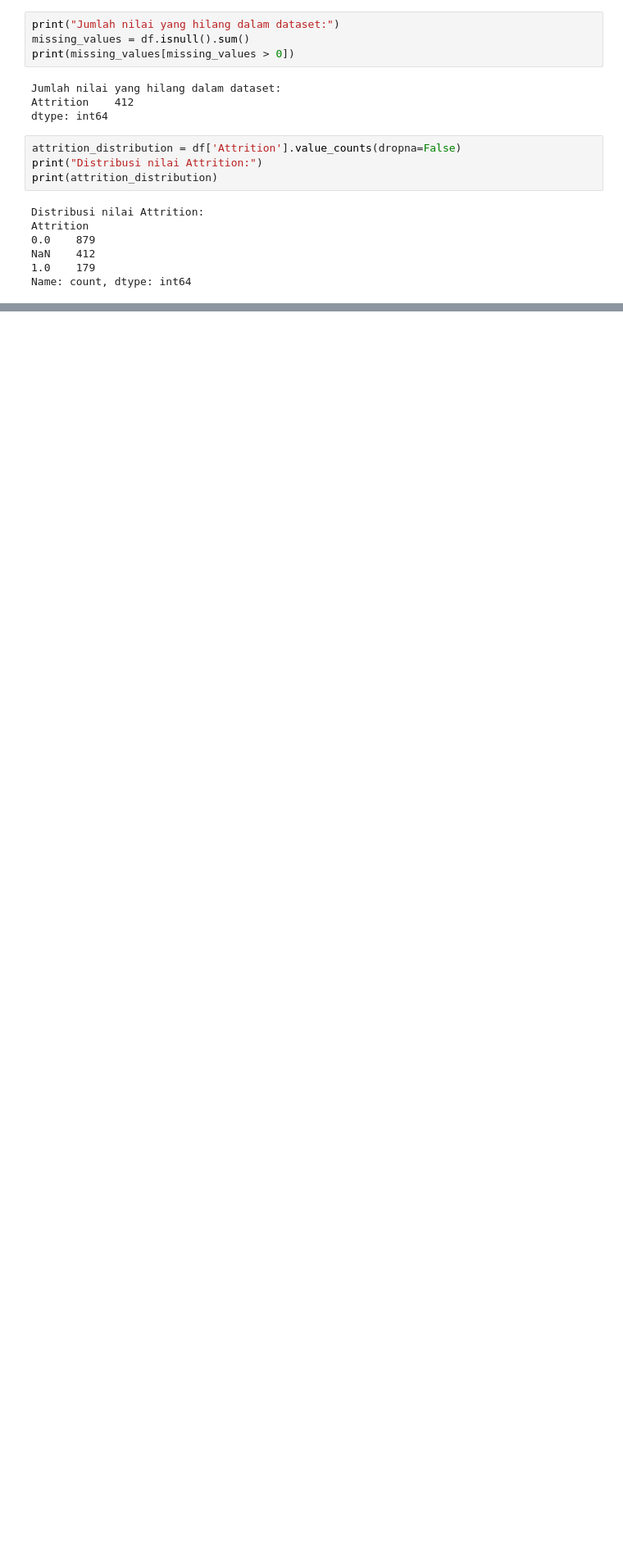
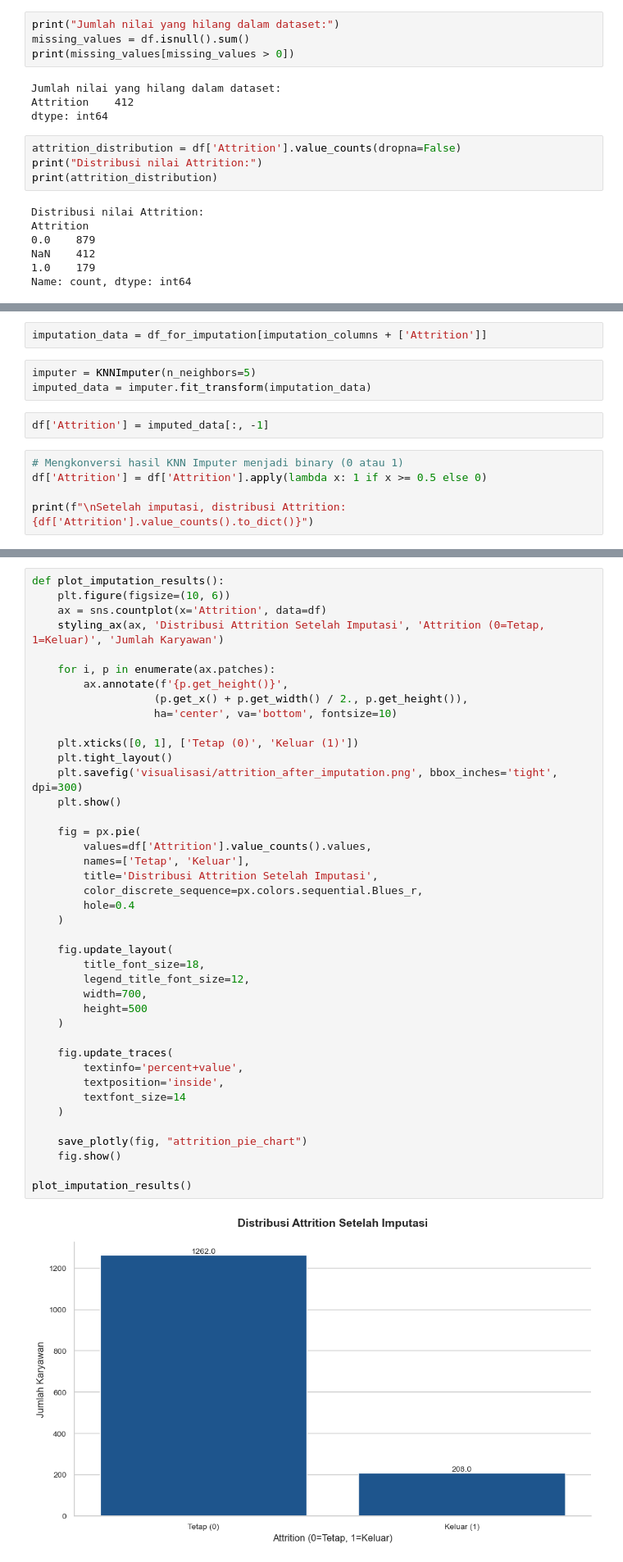
Before and after one commit to raflisbk/DicodingPDSCapstone1, a Jupyter notebook: notebook.ipynb, the cells around one changed output, grey strips where cells are left out. Shown at 82% size. Drawn from its saved outputs; the diff is of its cells as text; blank space fills up the shorter version.

```diff
--- a/notebook.ipynb
+++ b/notebook.ipynb
@@ -229,0 +263,12 @@ Name: count, dtype: int64
+# %%
+imputation_data = df_for_imputation[imputation_columns + ['Attrition']]
+# %%
+imputer = KNNImputer(n_neighbors=5)
+imputed_data = imputer.fit_transform(imputation_data)
+# %%
+df['Attrition'] = imputed_data[:, -1]
+# %%
+# Mengkonversi hasil KNN Imputer menjadi binary (0 atau 1)
+df['Attrition'] = df['Attrition'].apply(lambda x: 1 if x >= 0.5 else 0)
+
+print(f"\nSetelah imputasi, distribusi Attrition: {df['Attrition'].value_counts().to_dict()}")
@@ -229,0 +279,43 @@ Name: count, dtype: int64
+# %%
+def plot_imputation_results():
+    plt.figure(figsize=(10, 6))
+    ax = sns.countplot(x='Attrition', data=df)
+    styling_ax(ax, 'Distribusi Attrition Setelah Imputasi', 'Attrition (0=Tetap, 1=Keluar)', 'Jumlah Karyawan')
+
+    for i, p in enumerate(ax.patches):
+        ax.annotate(f'{p.get_height()}',
+                   (p.get_x() + p.get_width() / 2., p.get_height()),
+                   ha='center', va='bottom', fontsize=10)
+
+    plt.xticks([0, 1], ['Tetap (0)', 'Keluar (1)'])
+    plt.tight_layout()
+    plt.savefig('visualisasi/attrition_after_imputation.png', bbox_inches='tight', dpi=300)
+    plt.show()
+
+    fig = px.pie(
+        values=df['Attrition'].value_counts().values,
+        names=['Tetap', 'Keluar'],
+        title='Distribusi Attrition Setelah Imputasi',
+        color_discrete_sequence=px.colors.sequential.Blues_r,
+        hole=0.4
+    )
+
+    fig.update_layout(
+        title_font_size=18,
+        legend_title_font_size=12,
+        width=700,
+        height=500
+    )
+
+    fig.update_traces(
+        textinfo='percent+value',
+        textposition='inside',
+        textfont_size=14
+    )
+
+    save_plotly(fig, "attrition_pie_chart")
+    fig.show()
+
+plot_imputation_results()
+# %% [output]
+[figure, added]
```
Also changed, not shown: parts of 68 cells of this notebook, 21 other files.
